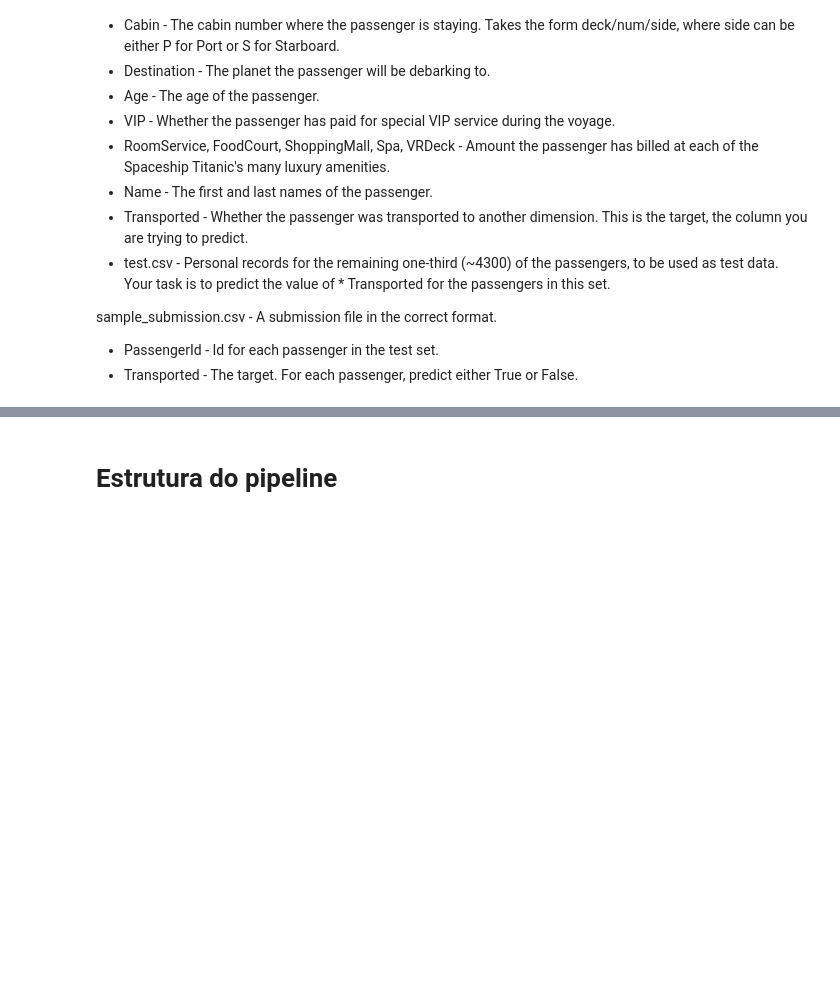
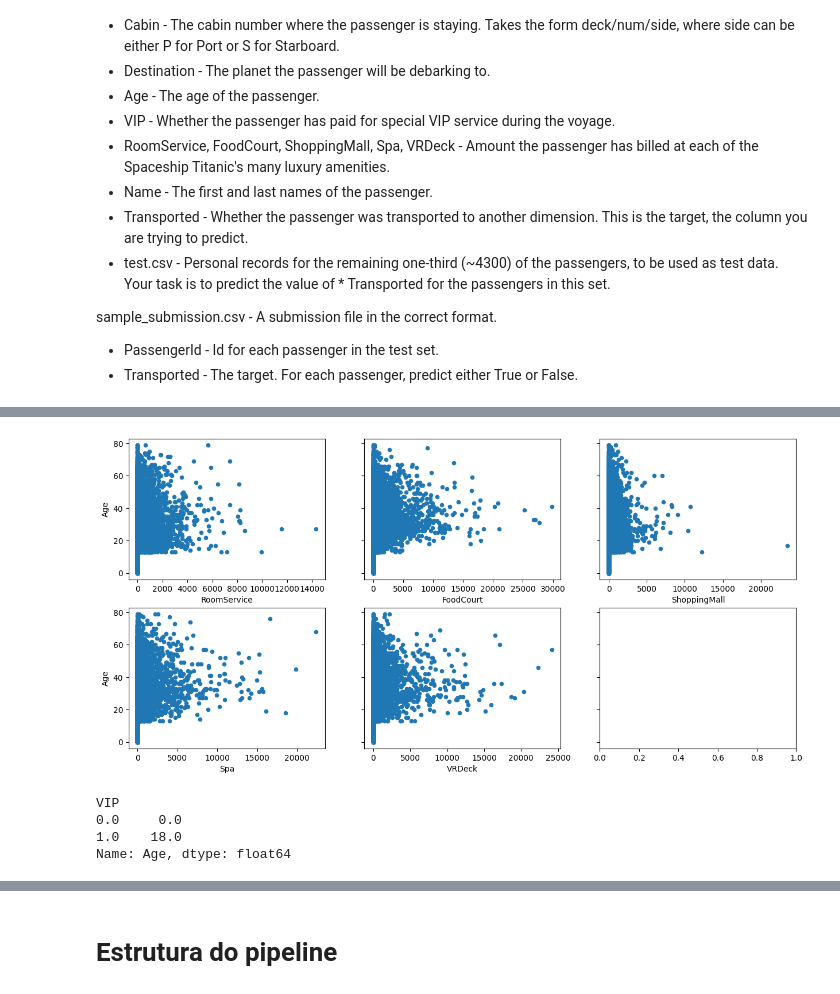
Before and after one commit to andreggalvao/Spaceship-Titanic-ML, a Jupyter notebook: spaceship-titanic-ml.ipynb, the cells around one changed output, grey strips where cells are left out. Drawn from its saved outputs; the diff is of its cells as text; code cells hidden in the pictures; blank space fills up the shorter version.

```diff
--- a/spaceship-titanic-ml.ipynb
+++ b/spaceship-titanic-ml.ipynb
@@ -203,0 +59,4 @@ Index(['HomePlanet', 'Destination', 'deck', 'side'], dtype='object')
+# %%
+# vamos unir o DF de test e de treino para obter melhores análises
+df = pd.concat([X, test], ignore_index = True)
+df.info()
@@ -203,0 +110,5 @@ Index(['HomePlanet', 'Destination', 'deck', 'side'], dtype='object')
+# %%
+df[['deck', 'num', 'side']] = df['Cabin'].str.split(pat = '/', expand = True)
+df[['Passenger', '_Id']] = df['PassengerId'].str.split(pat = '_', expand = True)
+df.drop(columns = 'Cabin', inplace = True)
+df.head()
@@ -203,0 +122,13 @@ Index(['HomePlanet', 'Destination', 'deck', 'side'], dtype='object')
+# %%
+df.replace({ False : 0,
+                 True: 1}, inplace = True)
+# %%
+fig, axes = plt.subplots(2, 3, sharey=True, figsize=(15, 7))
+df.plot.scatter(x='RoomService', y='Age', ax=axes[0, 0])
+df.plot.scatter(x='FoodCourt', y='Age', ax=axes[0, 1])
+df.plot.scatter(x='ShoppingMall', y='Age', ax=axes[0, 2])
+df.plot.scatter(x='Spa', y='Age', ax=axes[1, 0])
+df.plot.scatter(x='VRDeck', y='Age', ax=axes[1, 1])
+plt.show()
+# %% [output]
+[figure, added]
@@ -203,0 +152,7 @@ Index(['HomePlanet', 'Destination', 'deck', 'side'], dtype='object')
+# %%
+df.groupby('VIP').Age.min()
+# %% [output]
+VIP
+0.0     0.0
+1.0    18.0
+Name: Age, dtype: float64
```
Also changed, not shown: parts of 41 cells of this notebook, 1 other file.
